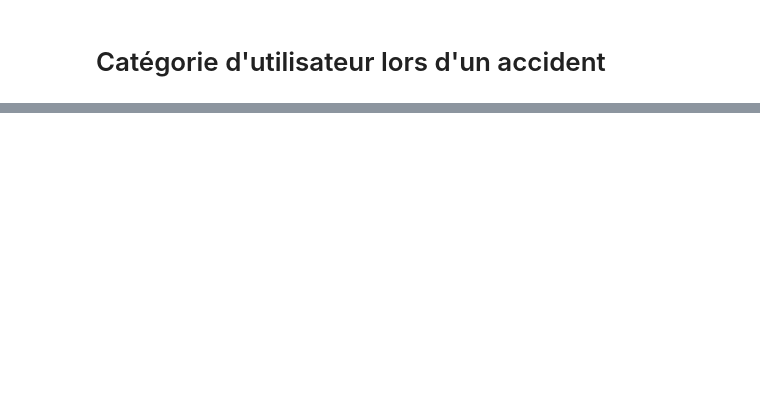
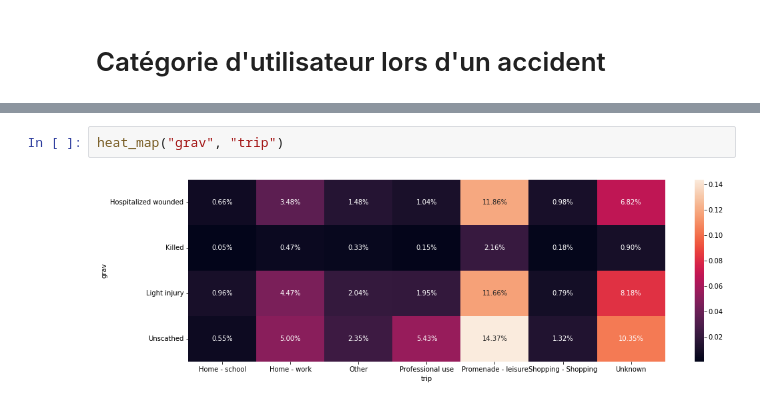
Before and after one commit to darmangerd/road-accidents-study, a Jupyter notebook: users.ipynb, the cells around one changed output, grey strips where cells are left out. Drawn from its saved outputs; the diff is of its cells as text; blank space fills up the shorter version.

```diff
--- a/users.ipynb
+++ b/users.ipynb
@@ -173,0 +195,4 @@ sns.heatmap(corr("grav", "lum_str"), annot=True)
+# %%
+heat_map("grav", "trip")
+# %% [output]
+[figure, added]
```
Also changed, not shown: parts of 39 cells of this notebook, 2 other files.
